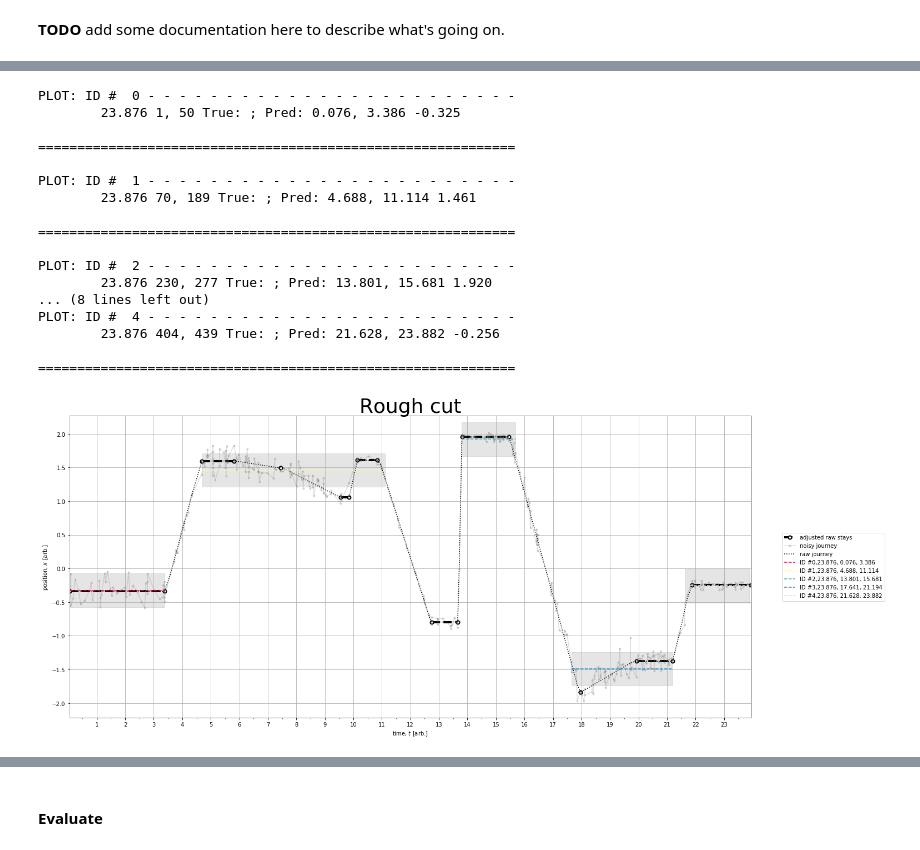
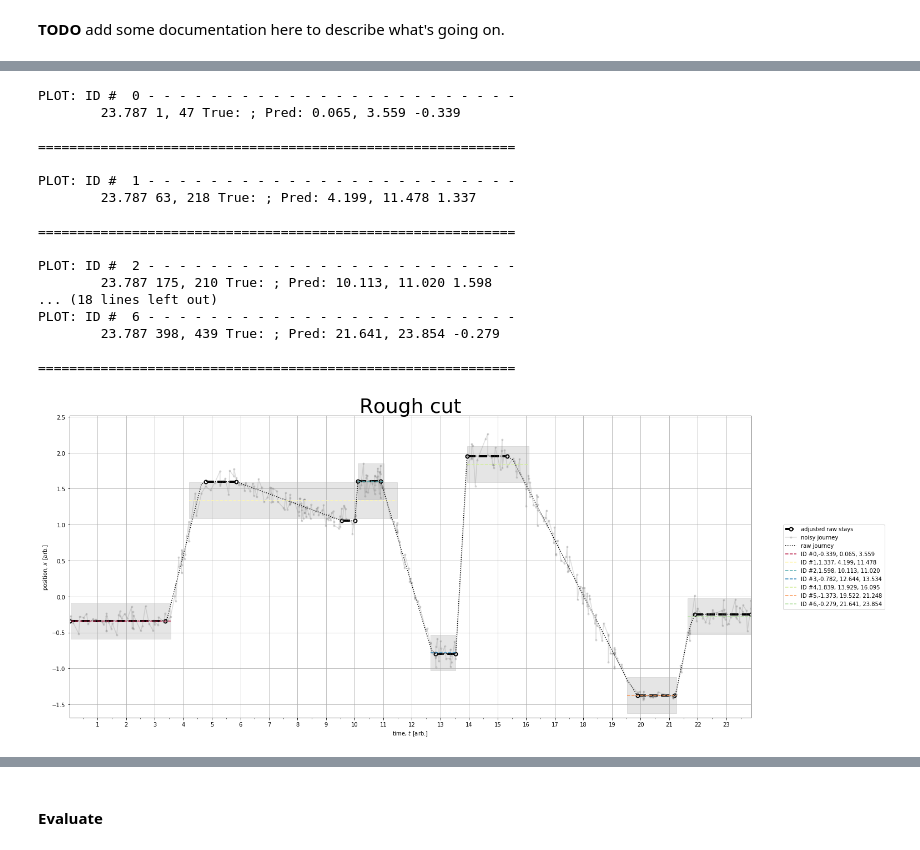
Before and after one commit to m-salewski/stay_classification, a Jupyter notebook: notebooks/synthetic_data_1D__box_method.ipynb, the cells around one changed output, grey strips where cells are left out. Cells and saved outputs as stored; diff of their text form; code cells hidden in the pictures.

```diff
--- a/notebooks/synthetic_data_1D__box_method.ipynb
+++ b/notebooks/synthetic_data_1D__box_method.ipynb
@@ -300,0 +304,29 @@ new_t_segs, new_x_segs = get_stay_segs(new_stays)
+# %%
+new_stay_time_bounds = []
+new_stay_xlocs = []
+for n in range(len(stay_xlocs)):
+
+    nn = 2*n
+    b0,b1 = stay_time_bounds[nn],stay_time_bounds[nn+1]
+
+    if b1-b0 > time_thresh:
+
+        new_stay_time_bounds.extend([b0,b1])
+        new_stay_xlocs.append(stay_xlocs[n])
+# %%
+configs = {
+    'threshold':0.5,
+    'event_frac':event_frac,
+    'duplicate_frac':duplicate_frac,
+    'noise_min':0.02,
+    'noise_max':0.15
+}
+
+
+stays = []
+for n in range(int(len(new_stay_time_bounds)/2)):
+
+    nn = 2*n
+    stay = get_stay(new_stay_time_bounds[nn], new_stay_time_bounds[nn+1], new_stay_xlocs[n])
+    #print(n,nn,nn+1,stay)
+    stays.append(stay)
@@ -589,19 +668,25 @@ print(set2.intersection(set1))
 # %%
 multiple_pairs = []
 
-time_deltas = [0.1, 0.2, 0.3, 0.5, 0.7, 1.0, 1.3] # Tried this, but was okay
-time_deltas = np.arange(-1/30,4/30, 1/60) # This was a little better, but not by much.
+time_deltas = [0.0, 0.1, 0.2, 0.3, 0.5, 0.7, 1.0, 1.3] # Tried this, but was okay
+time_deltas = np.arange(-1/30,4/30, 1/30) # This was a little better, but not by much.
 
 print(len(time_deltas))
 
 for time_delta in np.array(time_deltas):
-    for timepoint in np.arange(min_t,max_t,1/6.):
+    tmp_pairs = []
+
+    timepoints = np.arange(min_t+time_delta,max_t,1/6.) #(min_t+time_delta,max_t,1/6.)
+    print(timepoints.size)
+    for timepoint in timepoints:
 
         start_ind, last_ind, mean, keep = box_classifier_core(time_sub, noise_journey_sub, start_ind, last_ind, timepoint, pairs, configs, False)
 
         if keep:
-            multiple_pairs.append([start_ind, last_ind,])
+            tmp_pairs.append((start_ind, last_ind))
+            multiple_pairs.append([start_ind, last_ind])
             nnn += 1
         else:
             continue
+    print(Counter(tmp_pairs))
 # %% [output]
@@ -685,7 +789,7 @@ for pair in final_pairs:
     #print(timepoint,":, mean, start_ind, last_ind)
     ax.plot([time_sub[start_ind],time_sub[last_ind]], [mean,mean],\
             '--', color=colors[nnn%len(colors)], \
-            label=f'ID #{nnn},{timepoint:.3f}, {time_sub[start_ind]:.3f}, {time_sub[last_ind]:.3f}')
+            label=f'ID #{nnn},{mean:.3f}, {time_sub[start_ind]:.3f}, {time_sub[last_ind]:.3f}')
     '''
     t_diff = abs(time_sub[t1]-time_sub[t0])
     ax.plot([time_sub[t0],time_sub[t1]], [mean,mean], '--', \
@@ -708,40 +812,40 @@ plt.ylabel(r'position, $x$ [arb.]')
 ymin = noise_journey_sub.min()-1*eps
 ymax = noise_journey_sub.max()+1*eps
 plt.ylim(ymin, ymax)
 
 
 ax.xaxis.set_major_locator(MultipleLocator(1))
 #ax.xaxis.set_major_formatter(FormatStrFormatter('%d'))
 
 # For the minor ticks, use no labels; default NullFormatter.
 ax.xaxis.set_minor_locator(MultipleLocator(0.5))
 
 plt.xlim(min_t, max_t)
 #plt.xlim(-0.1, 19.1
 #plt.xlim(15.1, 19.1)
 
 plt.title('Rough cut', fontsize=36)
 plt.grid(visible=True);
 plt.legend(bbox_to_anchor=(1.2, 0.5), loc='right', ncol=1);
 # %% [output]
 PLOT: ID #  0 - - - - - - - - - - - - - - - - - - - - - - - -
-        23.876 1, 50 True: ; Pred: 0.076, 3.386 -0.325
+        23.787 1, 47 True: ; Pred: 0.065, 3.559 -0.339
 
 =============================================================
 
 PLOT: ID #  1 - - - - - - - - - - - - - - - - - - - - - - - -
-        23.876 70, 189 True: ; Pred: 4.688, 11.114 1.461
+        23.787 63, 218 True: ; Pred: 4.199, 11.478 1.337
 
 =============================================================
 
 PLOT: ID #  2 - - - - - - - - - - - - - - - - - - - - - - - -
-        23.876 230, 277 True: ; Pred: 13.801, 15.681 1.920
-... (8 lines left out)
-PLOT: ID #  4 - - - - - - - - - - - - - - - - - - - - - - - -
-        23.876 404, 439 True: ; Pred: 21.628, 23.882 -0.256
+        23.787 175, 210 True: ; Pred: 10.113, 11.020 1.598
+... (18 lines left out)
+PLOT: ID #  6 - - - - - - - - - - - - - - - - - - - - - - - -
+        23.787 398, 439 True: ; Pred: 21.641, 23.854 -0.279
 
 =============================================================
-[figure, old version]
+[figure, new version]
 # %%
 for k,v in Counter(mult_tpl_pairs).items():
     keep=''
```
Also changed, not shown: parts of 24 cells of this notebook, 3 other files.
